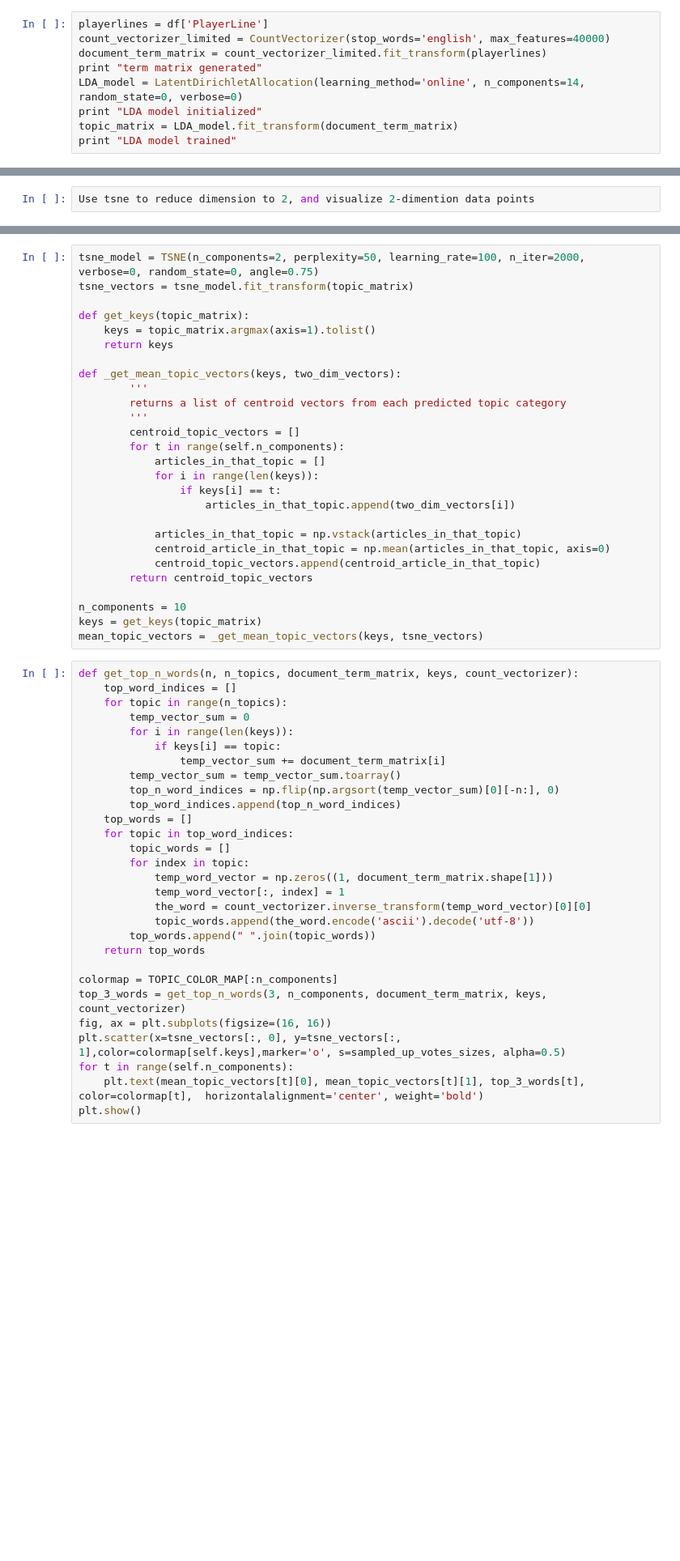
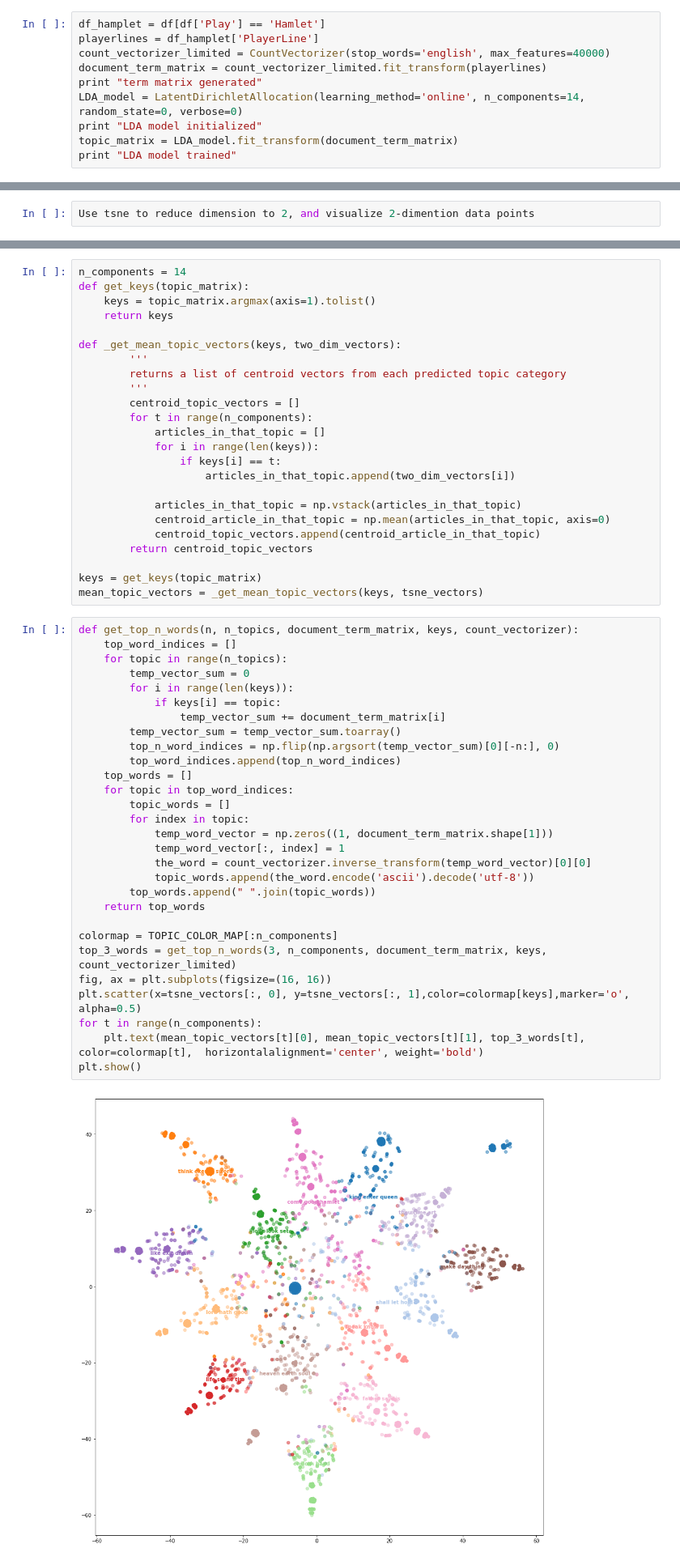
Before and after one commit to telenovelachuan/the_oscars, a Jupyter notebook: notebooks/Topic_modeling_visualization.ipynb, the cells around one changed output, grey strips where cells are left out. Shown: that part at 81% size. Drawn from its saved outputs; the diff is of its cells as text; blank space fills up the shorter version.

```diff
--- a/notebooks/Topic_modeling_visualization.ipynb
+++ b/notebooks/Topic_modeling_visualization.ipynb
@@ -28,7 +28,8 @@ Load the processed data of the Shakespear playerline data set
 # %% [markdown]
 Training LDA model on the playerline text
 # %%
-playerlines = df['PlayerLine']
+df_hamplet = df[df['Play'] == 'Hamlet']
+playerlines = df_hamplet['PlayerLine']
 count_vectorizer_limited = CountVectorizer(stop_words='english', max_features=40000)
 document_term_matrix = count_vectorizer_limited.fit_transform(playerlines)
 print "term matrix generated"
@@ -45,7 +49,5 @@ Use tsne to reduce dimension to 2, and visualize 2-dimention data points
 # %%
-tsne_model = TSNE(n_components=2, perplexity=50, learning_rate=100, n_iter=2000, verbose=0, random_state=0, angle=0.75)
-tsne_vectors = tsne_model.fit_transform(topic_matrix)
-
+n_components = 14
 def get_keys(topic_matrix):
     keys = topic_matrix.argmax(axis=1).tolist()
     return keys
@@ -55,7 +57,7 @@ def _get_mean_topic_vectors(keys, two_dim_vectors):
         returns a list of centroid vectors from each predicted topic category
         '''
         centroid_topic_vectors = []
-        for t in range(self.n_components):
+        for t in range(n_components):
             articles_in_that_topic = []
             for i in range(len(keys)):
                 if keys[i] == t:
@@ -66,35 +68,36 @@ def _get_mean_topic_vectors(keys, two_dim_vectors):
             centroid_topic_vectors.append(centroid_article_in_that_topic)
         return centroid_topic_vectors
 
-n_components = 10
 keys = get_keys(topic_matrix)
 mean_topic_vectors = _get_mean_topic_vectors(keys, tsne_vectors)
 # %%
 def get_top_n_words(n, n_topics, document_term_matrix, keys, count_vectorizer):
     top_word_indices = []
     for topic in range(n_topics):
         temp_vector_sum = 0
         for i in range(len(keys)):
             if keys[i] == topic:
                 temp_vector_sum += document_term_matrix[i]
         temp_vector_sum = temp_vector_sum.toarray()
         top_n_word_indices = np.flip(np.argsort(temp_vector_sum)[0][-n:], 0)
         top_word_indices.append(top_n_word_indices)
     top_words = []
     for topic in top_word_indices:
         topic_words = []
         for index in topic:
             temp_word_vector = np.zeros((1, document_term_matrix.shape[1]))
             temp_word_vector[:, index] = 1
             the_word = count_vectorizer.inverse_transform(temp_word_vector)[0][0]
             topic_words.append(the_word.encode('ascii').decode('utf-8'))
         top_words.append(" ".join(topic_words))
     return top_words
 
 colormap = TOPIC_COLOR_MAP[:n_components]
-top_3_words = get_top_n_words(3, n_components, document_term_matrix, keys, count_vectorizer)
+top_3_words = get_top_n_words(3, n_components, document_term_matrix, keys, count_vectorizer_limited)
 fig, ax = plt.subplots(figsize=(16, 16))
-plt.scatter(x=tsne_vectors[:, 0], y=tsne_vectors[:, 1],color=colormap[self.keys],marker='o', s=sampled_up_votes_sizes, alpha=0.5)
-for t in range(self.n_components):
+plt.scatter(x=tsne_vectors[:, 0], y=tsne_vectors[:, 1],color=colormap[keys],marker='o', alpha=0.5)
+for t in range(n_components):
     plt.text(mean_topic_vectors[t][0], mean_topic_vectors[t][1], top_3_words[t], color=colormap[t],  horizontalalignment='center', weight='bold')
 plt.show()
+# %% [output]
+[figure, added]
```
Also changed, not shown: parts of 5 cells of this notebook.
